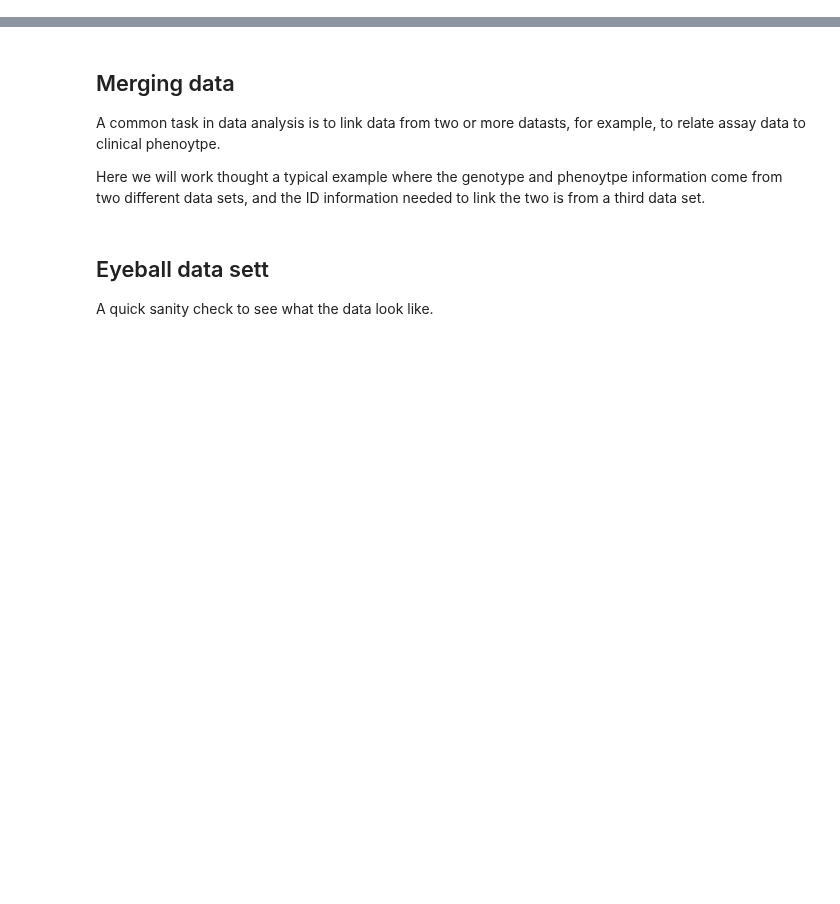
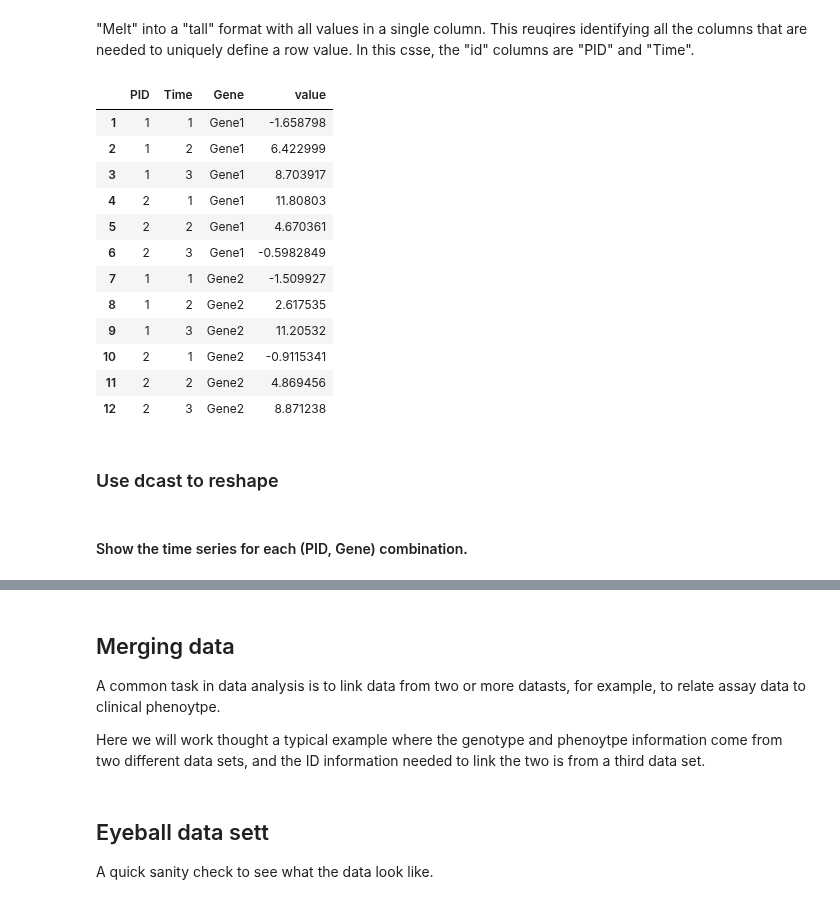
Before and after one commit to duke-biostats/ngs-2015, a Jupyter notebook: Wk1_Fri/Grouping and Aggregation.ipynb, the cells around one changed output, grey strips where cells are left out. Saved outputs shown, nothing was run; the diff lists cells and outputs as text; code cells hidden in the pictures; blank space fills up the shorter version.

```diff
--- a/Wk1_Fri/Grouping and Aggregation.ipynb
+++ b/Wk1_Fri/Grouping and Aggregation.ipynb
@@ -0,0 +141,7 @@
+# %%
+ID <- factor(rep(1:2, each=3))
+Time <- rep(1:3, 2)
+Gene1 <- c(0,5,10,10,5,0) + rnorm(6)
+Gene2 <- c(0,5,10,0,5,10) + rnorm(6)
+expt <- data.frame(PID=ID, Time=Time, Gene1=Gene1, Gene2=Gene2)
+expt
@@ -0,0 +156,23 @@
+# %% [markdown]
+"Melt" into a "tall" format with all values in a single column. This reuqires identifying all the columns that are needed to uniquely define a row value. In  this csse, the "id" columns are "PID" and "Time".
+# %%
+m.expt <- melt(expt, id=c("PID", "Time"), variable.name="Gene")
+m.expt
+# %% [output]
+|  | PID | Time | Gene | value |
+| 1 | 1 | 1 | Gene1 | -1.658798 |
+| 2 | 1 | 2 | Gene1 | 6.422999 |
+| 3 | 1 | 3 | Gene1 | 8.703917 |
+| 4 | 2 | 1 | Gene1 | 11.80803 |
+| 5 | 2 | 2 | Gene1 | 4.670361 |
+| 6 | 2 | 3 | Gene1 | -0.5982849 |
+| 7 | 1 | 1 | Gene2 | -1.509927 |
+| 8 | 1 | 2 | Gene2 | 2.617535 |
+| 9 | 1 | 3 | Gene2 | 11.20532 |
+| 10 | 2 | 1 | Gene2 | -0.9115341 |
+| 11 | 2 | 2 | Gene2 | 4.869456 |
+| 12 | 2 | 3 | Gene2 | 8.871238 |
+# %% [markdown]
+### Use dcast to reshape
+# %% [markdown]
+#### Show the time series for each (PID, Gene) combination.
```
Also changed, not shown: parts of 33 cells of this notebook, 3 other files.
